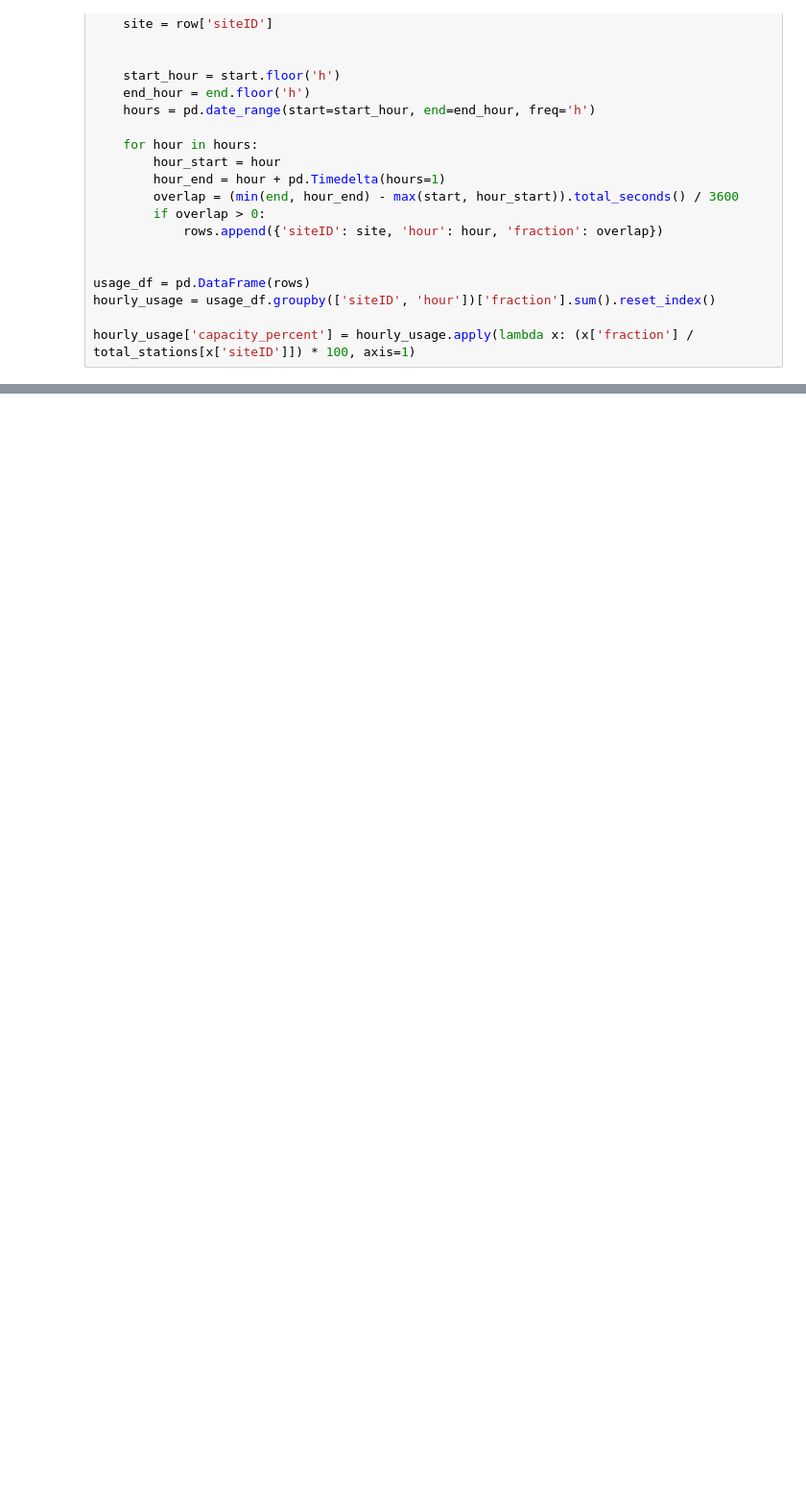
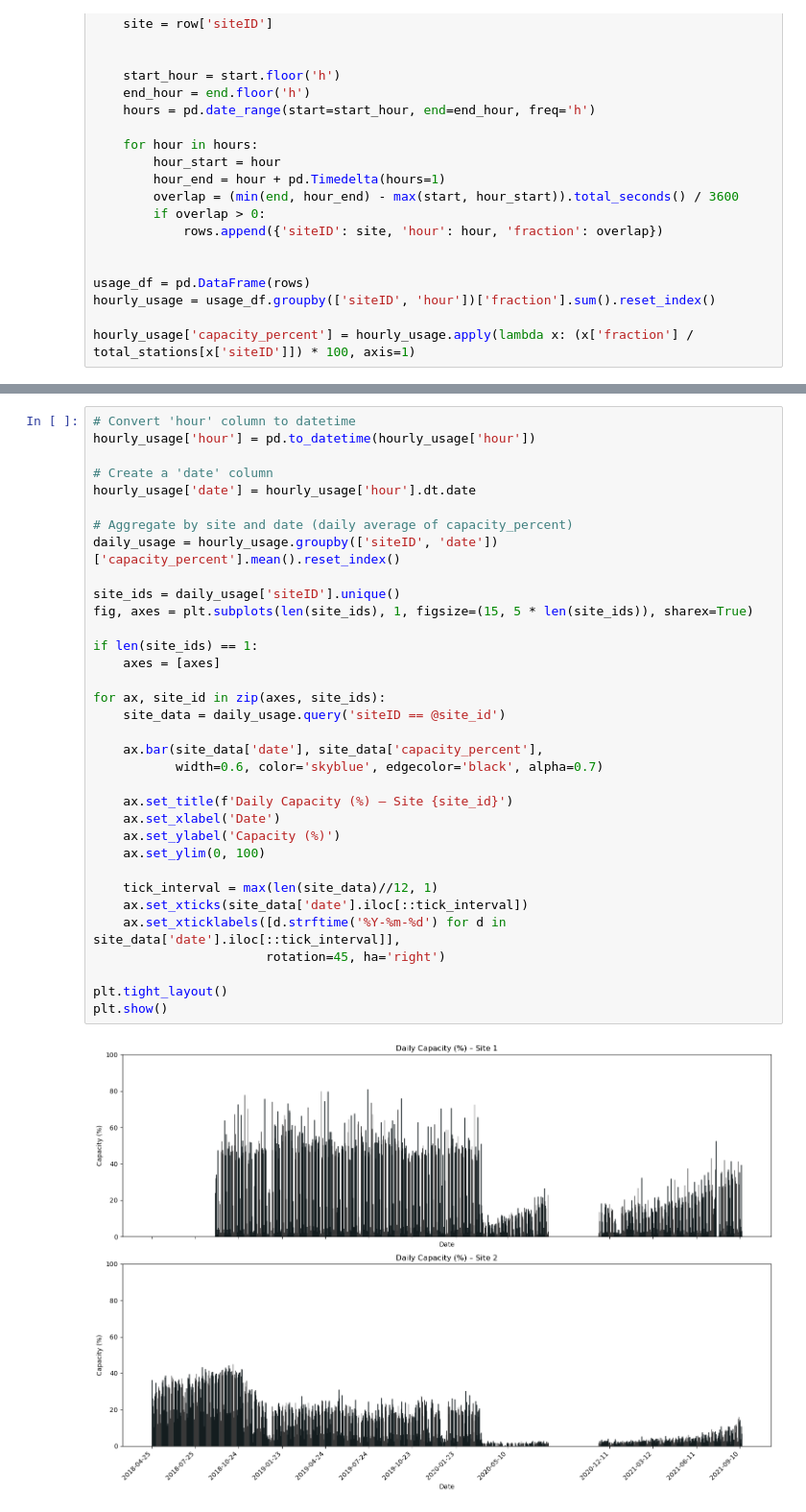
Before and after one commit to dfd0430/wiso, a Jupyter notebook: main.ipynb, the cells around one changed output, grey strips where cells are left out. Shown: that part at 96% size. Drawn from its saved outputs; the diff is of its cells as text; blank space fills up the shorter version.

Commit message:
add daily capacity

```diff
--- a/main.ipynb
+++ b/main.ipynb
@@ -176,0 +179,36 @@ plt.show()
+# %%
+# Convert 'hour' column to datetime
+hourly_usage['hour'] = pd.to_datetime(hourly_usage['hour'])
+
+# Create a 'date' column
+hourly_usage['date'] = hourly_usage['hour'].dt.date
+
+# Aggregate by site and date (daily average of capacity_percent)
+daily_usage = hourly_usage.groupby(['siteID', 'date'])['capacity_percent'].mean().reset_index()
+
+site_ids = daily_usage['siteID'].unique()
+fig, axes = plt.subplots(len(site_ids), 1, figsize=(15, 5 * len(site_ids)), sharex=True)
+
+if len(site_ids) == 1:
+    axes = [axes]
+
+for ax, site_id in zip(axes, site_ids):
+    site_data = daily_usage.query('siteID == @site_id')
+
+    ax.bar(site_data['date'], site_data['capacity_percent'],
+           width=0.6, color='skyblue', edgecolor='black', alpha=0.7)
+
+    ax.set_title(f'Daily Capacity (%) – Site {site_id}')
+    ax.set_xlabel('Date')
+    ax.set_ylabel('Capacity (%)')
+    ax.set_ylim(0, 100)
+
+    tick_interval = max(len(site_data)//12, 1)
+    ax.set_xticks(site_data['date'].iloc[::tick_interval])
+    ax.set_xticklabels([d.strftime('%Y-%m-%d') for d in site_data['date'].iloc[::tick_interval]],
+                       rotation=45, ha='right')
+
+plt.tight_layout()
+plt.show()
+# %% [output]
+[figure, added]
```
Also changed, not shown: parts of 2 cells of this notebook.
